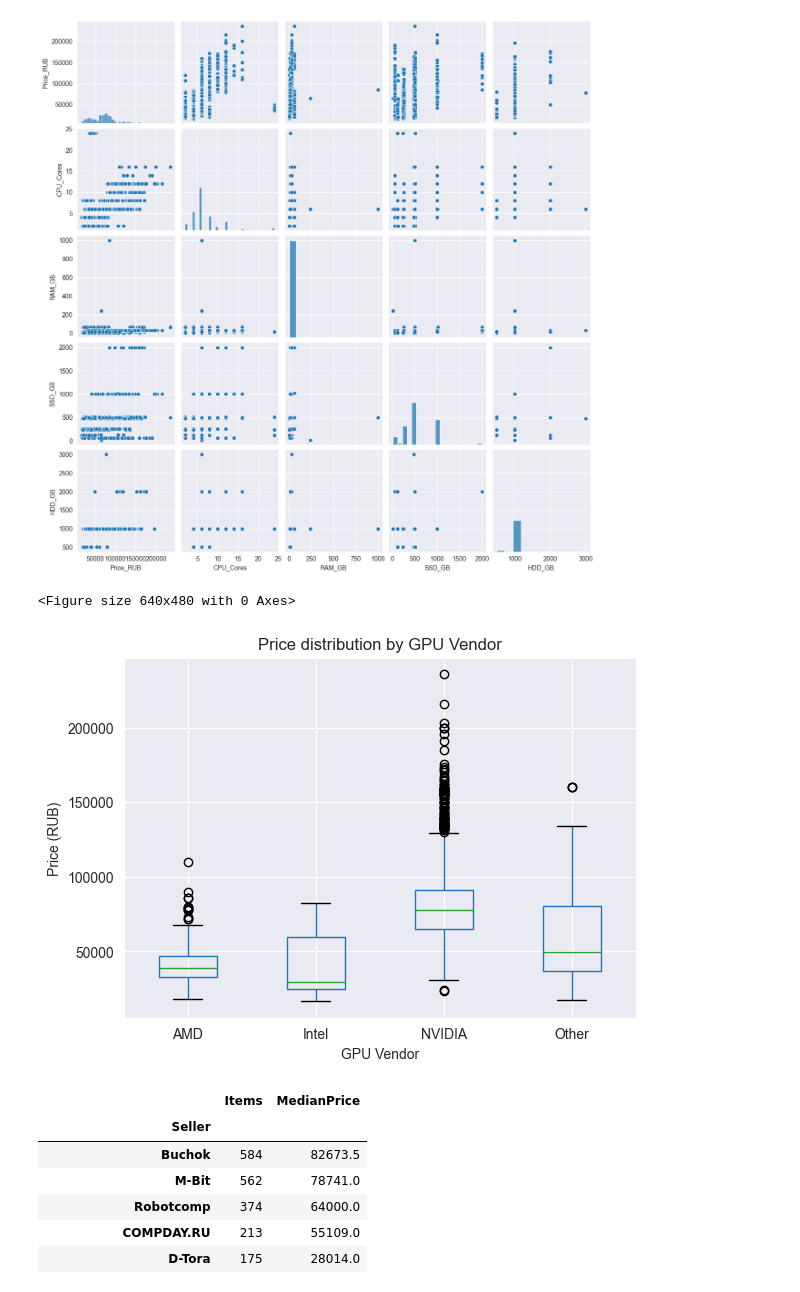
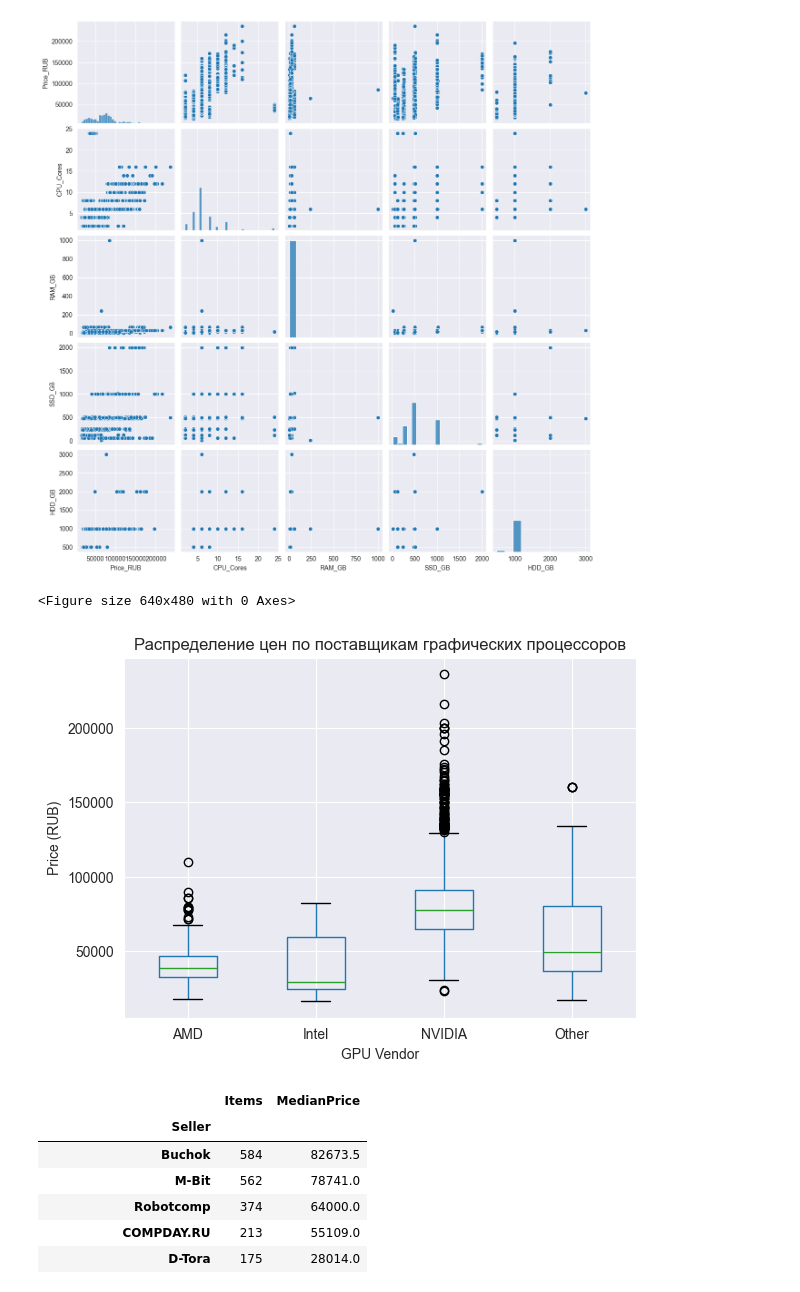
Before and after one commit to iKREISHI/TGU, a Jupyter notebook: src/final_wb_pc/wb_pc_v1.ipynb, the cells around one changed output. Saved outputs shown, nothing was run; the diff lists cells and outputs as text; code cells hidden in the pictures.

```diff
--- a/src/final_wb_pc/wb_pc_v1.ipynb
+++ b/src/final_wb_pc/wb_pc_v1.ipynb
@@ -231,14 +253,14 @@ df["GPU_Vendor"] = df["GPU"].apply(gpu_vendor)
 # %%
 plt.figure()
 df.boxplot(column="Price_RUB", by="GPU_Vendor")
-plt.title("Price distribution by GPU Vendor")
+plt.title("Распределение цен по поставщикам графических процессоров")
 plt.suptitle("")
 plt.xlabel("GPU Vendor")
 plt.ylabel("Price (RUB)")
 plt.show()
 # %% [output]
 <Figure size 640x480 with 0 Axes>
-[figure, old version]
+[figure, new version]
 # %%
 numeric = ["Price_RUB","CPU_Cores","RAM_GB","SSD_GB","HDD_GB"]
 summary = df[numeric].describe().T
```
Also changed, not shown: parts of 3 cells of this notebook.
